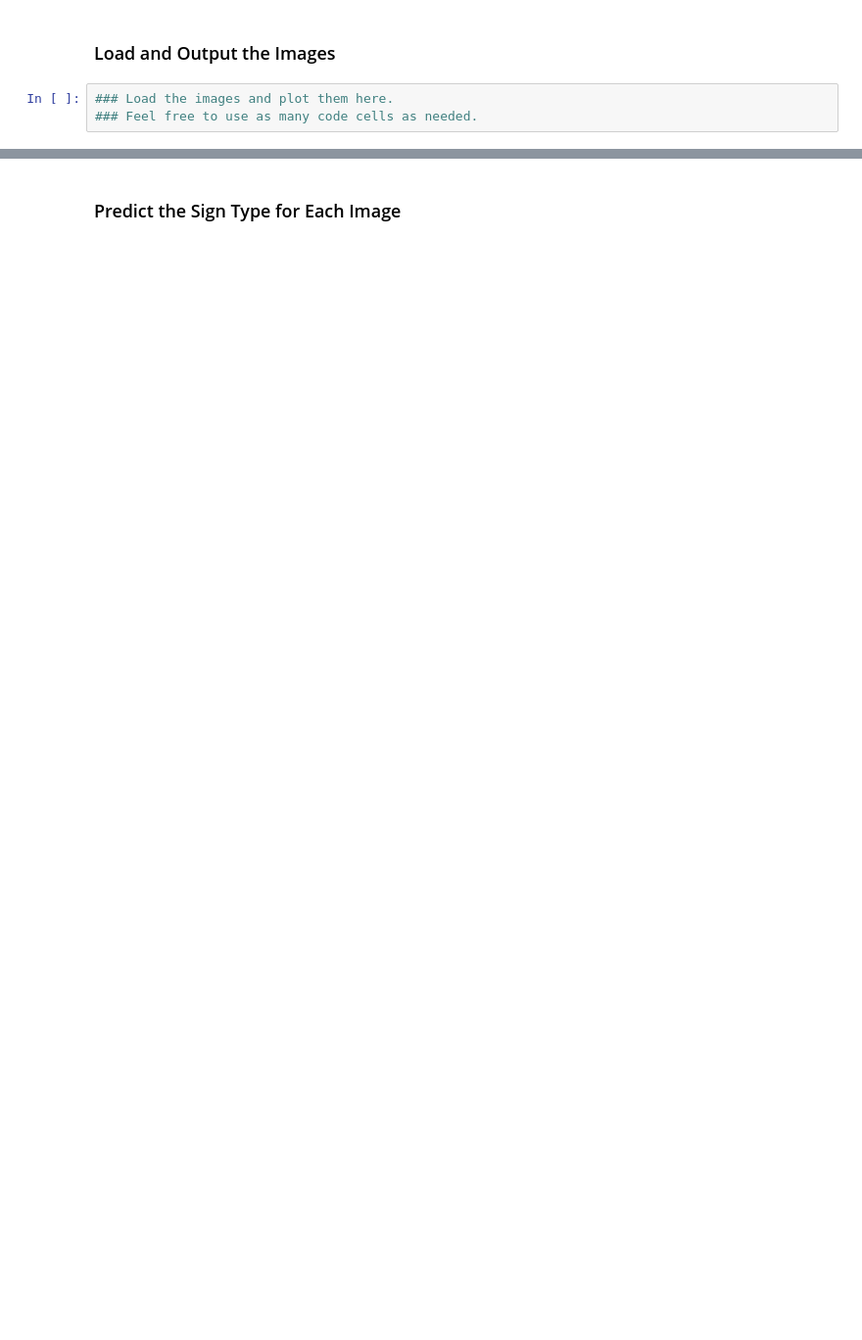
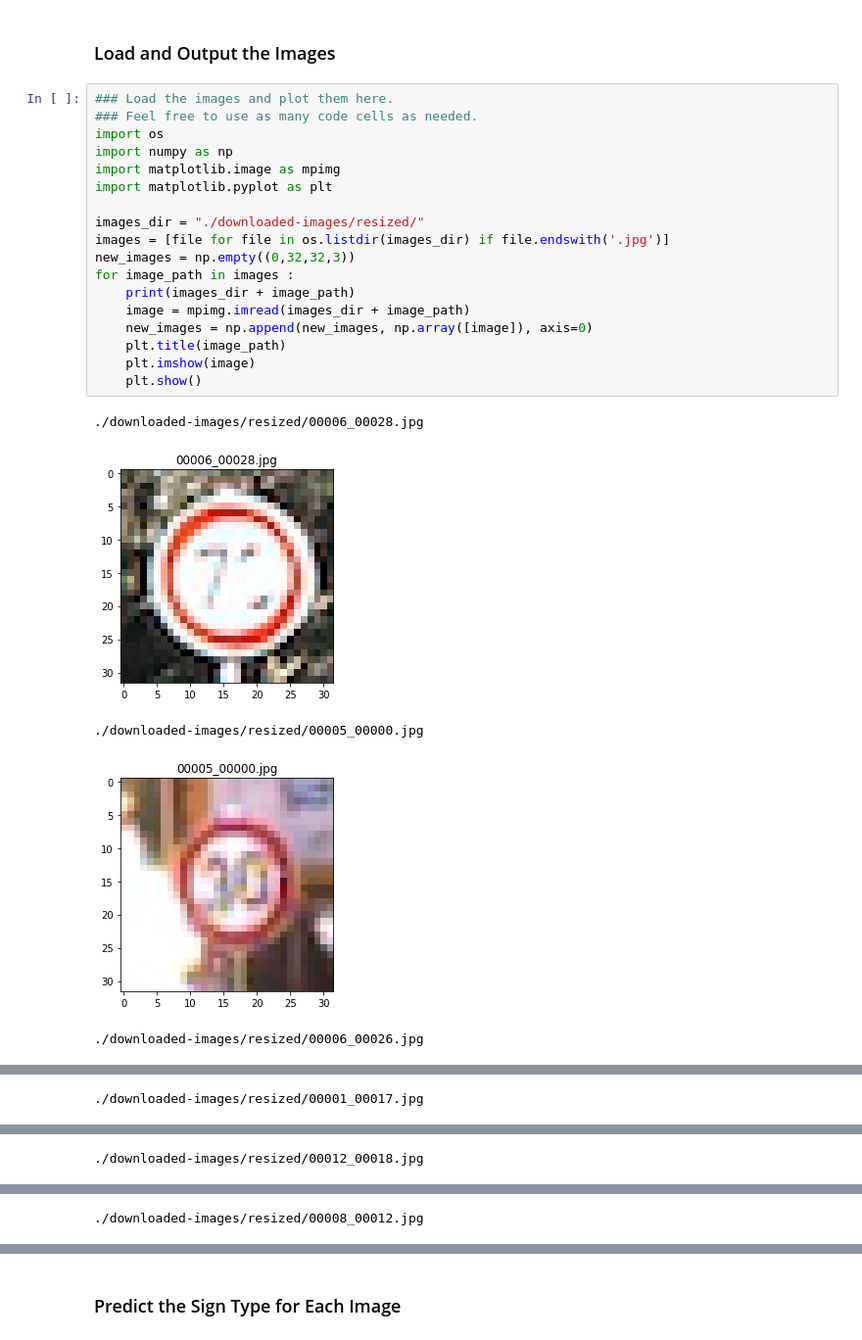
Before and after one commit to monkshao/CarND-Traffic-Sign-Classifier-Project, a Jupyter notebook: Traffic_Sign_Classifier.ipynb, the cells around one changed output, grey strips where cells are left out. Shown at 98% size. Drawn from its saved outputs; the diff is of its cells as text; blank space fills up the shorter version.

```diff
--- a/Traffic_Sign_Classifier.ipynb
+++ b/Traffic_Sign_Classifier.ipynb
@@ -425,5 +621,26 @@ You may find `signnames.csv` useful as it contains mappings from the class id (i
 # %% [markdown]
 ### Load and Output the Images
-# %%
-### Load the images and plot them here.
-### Feel free to use as many code cells as needed.
+# %%
+### Load the images and plot them here.
+### Feel free to use as many code cells as needed.
+import os
+import numpy as np
+import matplotlib.image as mpimg
+import matplotlib.pyplot as plt
+
+images_dir = "./downloaded-images/resized/"
+images = [file for file in os.listdir(images_dir) if file.endswith('.jpg')]
+new_images = np.empty((0,32,32,3))
+for image_path in images :
+    print(images_dir + image_path)
+    image = mpimg.imread(images_dir + image_path)
+    new_images = np.append(new_images, np.array([image]), axis=0)
+    plt.title(image_path)
+    plt.imshow(image)
+    plt.show()
+# %% [output]
+./downloaded-images/resized/00006_00028.jpg
+[figure, added]
+./downloaded-images/resized/00005_00000.jpg
+[figure, added]
+./downloaded-images/resized/00006_00026.jpg
@@ -429,0 +648 @@ You may find `signnames.csv` useful as it contains mappings from the class id (i
+./downloaded-images/resized/00001_00017.jpg
@@ -429,0 +650 @@ You may find `signnames.csv` useful as it contains mappings from the class id (i
+./downloaded-images/resized/00012_00018.jpg
@@ -429,0 +652 @@ You may find `signnames.csv` useful as it contains mappings from the class id (i
+./downloaded-images/resized/00008_00012.jpg
```
Also changed, not shown: parts of 27 cells of this notebook, 1 other file.
